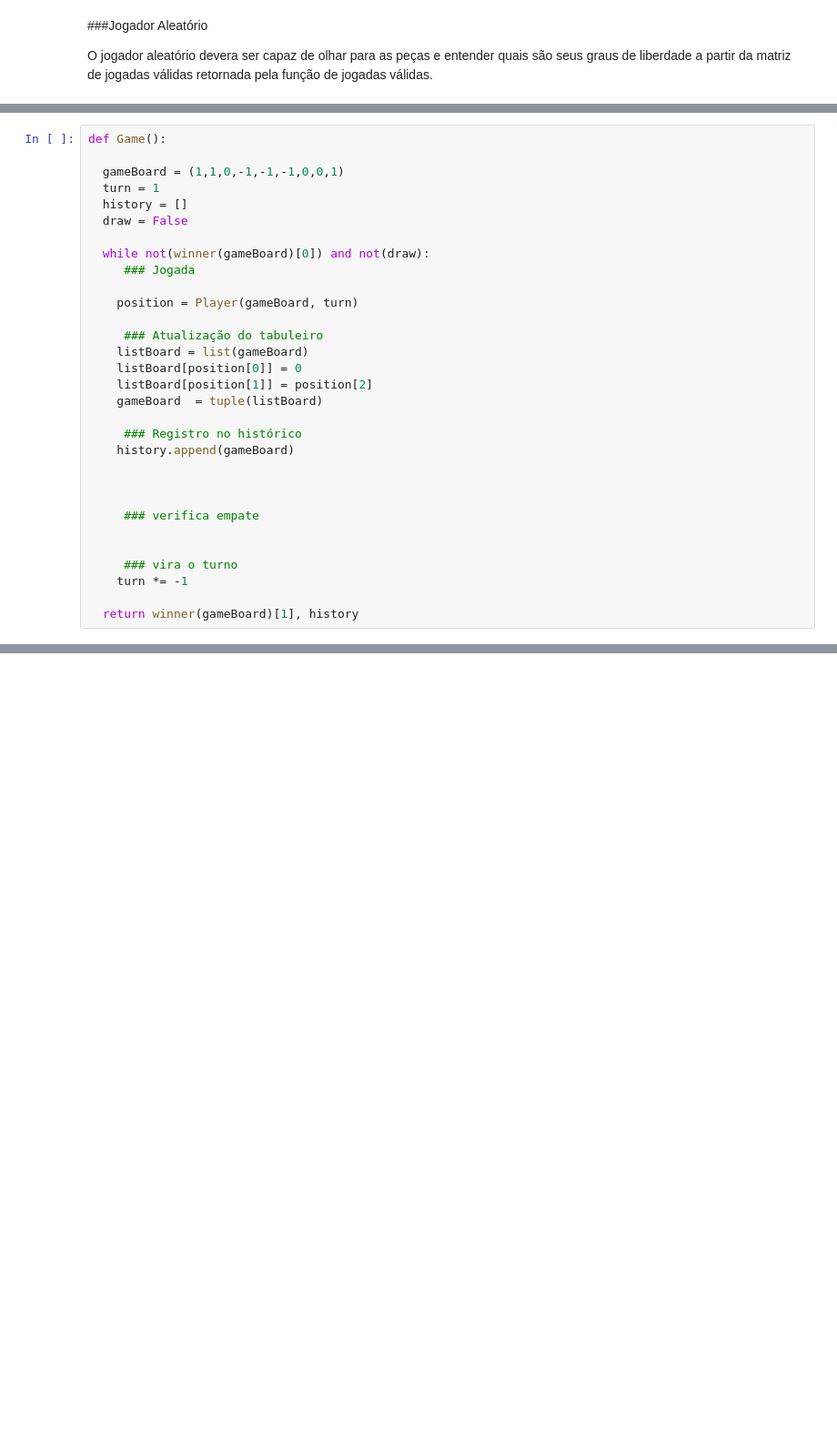
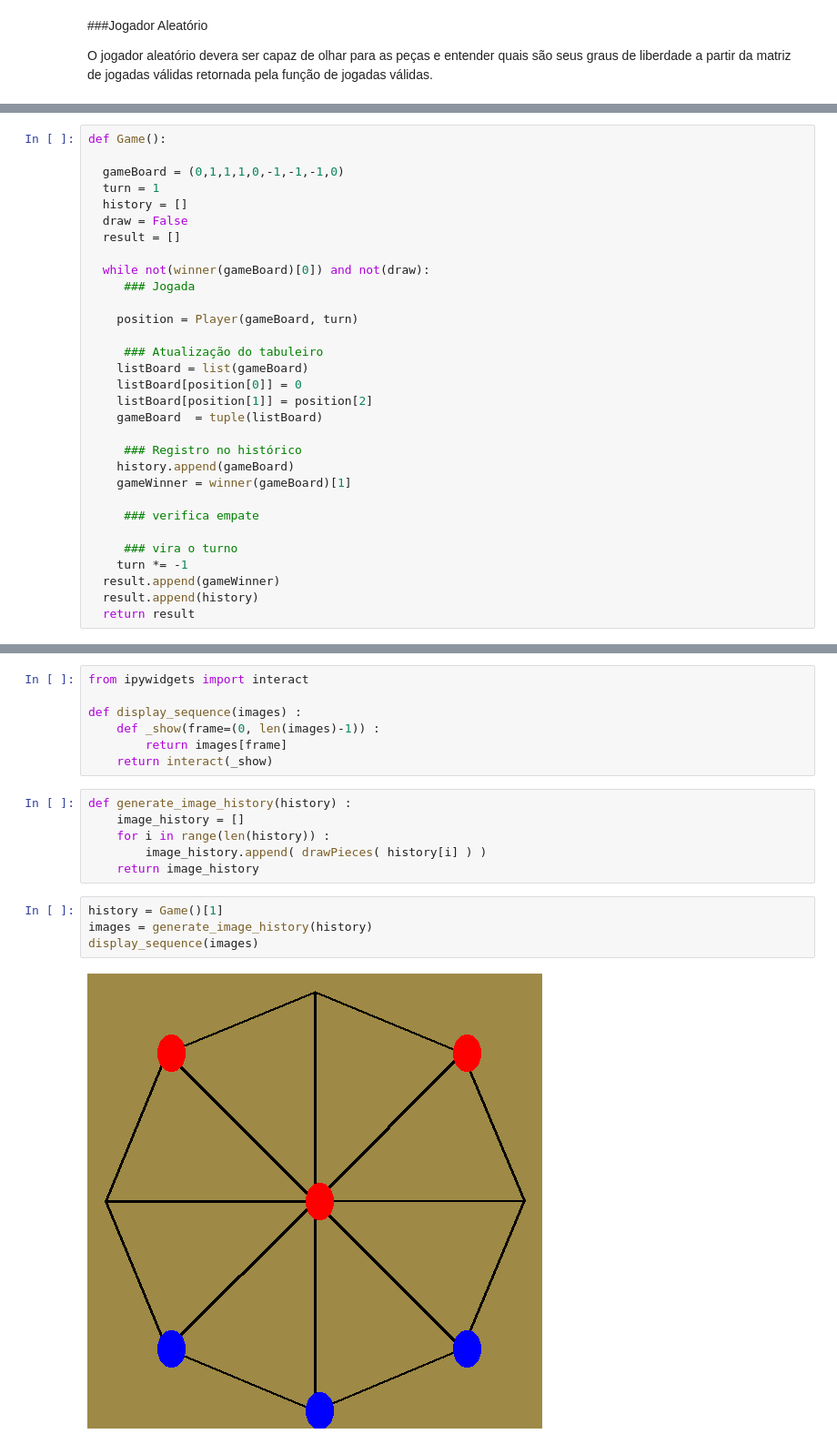
Before and after one commit to gatofeles/Trabalhos-SI202, a Jupyter notebook: gameShisima.ipynb, the cells around one changed output, grey strips where cells are left out. Shown at 91% size. Saved outputs shown, nothing was run; the diff lists cells and outputs as text; blank space fills up the shorter version.

```diff
--- a/gameShisima.ipynb
+++ b/gameShisima.ipynb
@@ -355,10 +469,11 @@ KeyboardInterrupt: ignored
 # %%
 def Game():
 
-  gameBoard = (1,1,0,-1,-1,-1,0,0,1)
+  gameBoard = (0,1,1,1,0,-1,-1,-1,0)
   turn = 1
   history = []
   draw = False
+  result = []
 
   while not(winner(gameBoard)[0]) and not(draw):
      ### Jogada
@@ -373,13 +488,12 @@ def Game():
 
      ### Registro no histórico
     history.append(gameBoard)
-
-
+    gameWinner = winner(gameBoard)[1]
 
      ### verifica empate
 
-
      ### vira o turno
     turn *= -1
-
-  return winner(gameBoard)[1], history
+  result.append(gameWinner)
+  result.append(history)
+  return result
@@ -406,0 +726,19 @@ KeyboardInterrupt: ignored
+# %%
+from ipywidgets import interact
+
+def display_sequence(images) :
+    def _show(frame=(0, len(images)-1)) :
+        return images[frame]
+    return interact(_show)
+# %%
+def generate_image_history(history) :
+    image_history = []
+    for i in range(len(history)) :
+        image_history.append( drawPieces( history[i] ) )
+    return image_history
+# %%
+history = Game()[1]
+images = generate_image_history(history)
+display_sequence(images)
+# %% [output]
+[figure, added]
```
Also changed, not shown: parts of 29 cells of this notebook.
